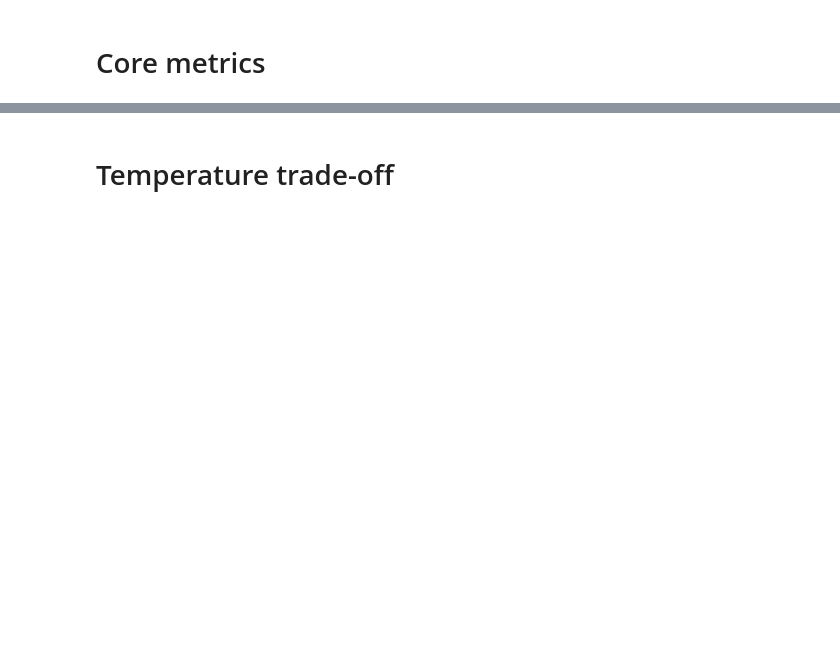
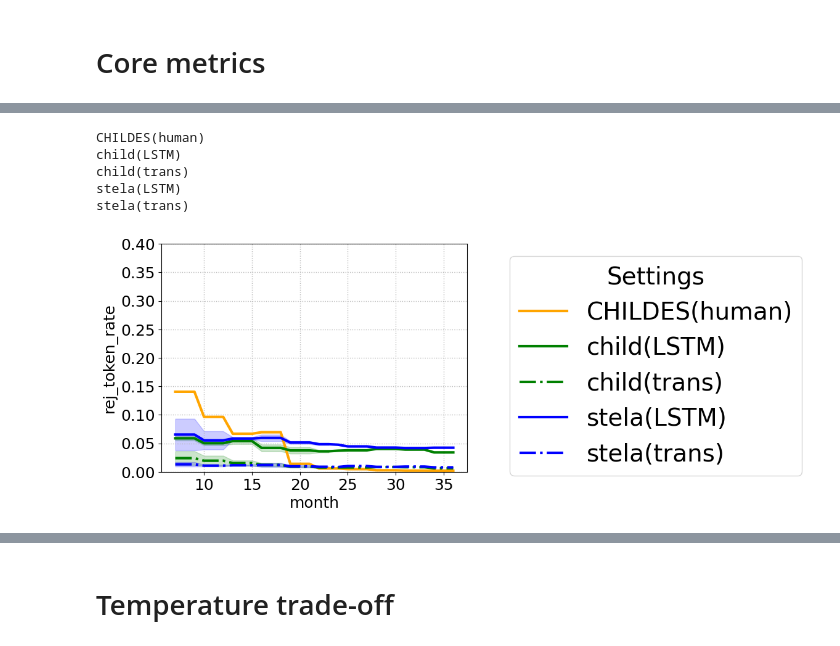
Before and after one commit to nhamilakis/Lexical-benchmark, a Jupyter notebook: notebooks/paper_fig.ipynb, the cells around one changed output, grey strips where cells are left out. Drawn from its saved outputs; the diff is of its cells as text; code cells hidden in the pictures; blank space fills up the shorter version.

```diff
--- a/notebooks/paper_fig.ipynb
+++ b/notebooks/paper_fig.ipynb
@@ -197,0 +224,13 @@ stela(trans)
+# %%
+# Usage
+x_header = "month"
+y_header = "rej_token_rate"
+group_header = "condition"
+fig = plot_curves(df, x_header, y_header, group_header, y_lim=[0, 0.4])
+# %% [output]
+CHILDES(human)
+child(LSTM)
+child(trans)
+stela(LSTM)
+stela(trans)
+[figure, added]
```
Also changed, not shown: parts of 9 cells of this notebook, 3 other files.
